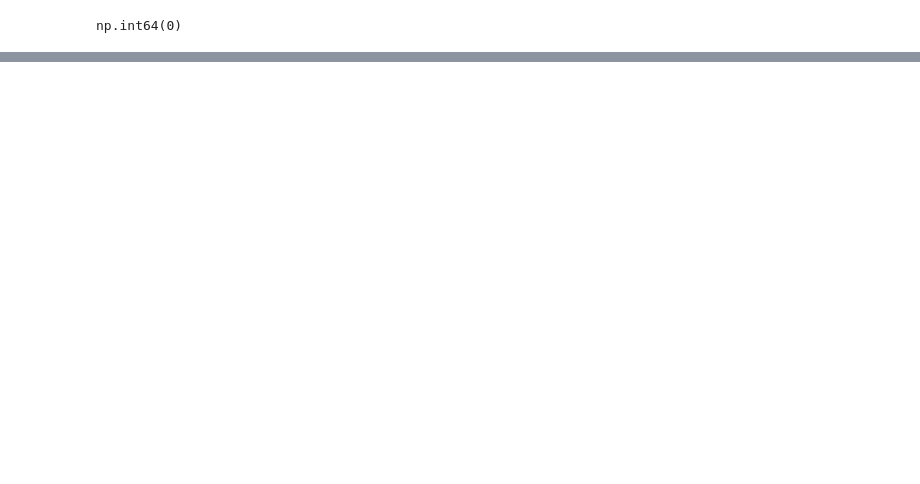
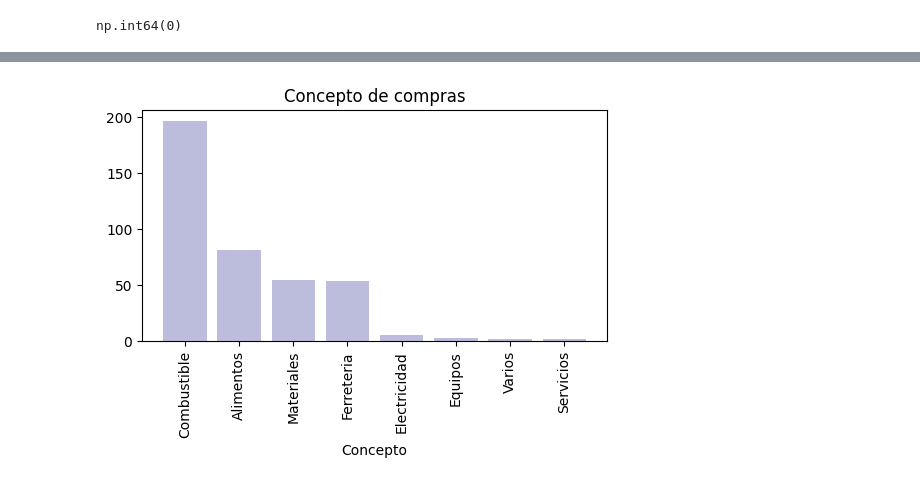
Before and after one commit to joseurquiza88/Data_Analytics, a Jupyter notebook: Contabilidad_Empresa/notebooks/contabilidad_mensual.ipynb, the cells around one changed output, grey strips where cells are left out. Cells and saved outputs as stored; diff of their text form; code cells hidden in the pictures; blank space fills up the shorter version.

```diff
--- a/Contabilidad_Empresa/notebooks/contabilidad_mensual.ipynb
+++ b/Contabilidad_Empresa/notebooks/contabilidad_mensual.ipynb
@@ -324,4 +375,13 @@ df_compras["forma_pago"].value_counts()
 # %%
-df_compras["concepto"].value_counts()
+# Concepto de compras
+concepto_compras = df_compras["concepto"].value_counts()
+plt.figure(figsize=(6,3))
+plt.bar(concepto_compras.index, concepto_compras.values, color="#bcbddc")
+plt.title("Concepto de compras")
+plt.xticks(rotation = 90)
+plt.xlabel("Concepto")
+plt.show()
+# %% [output]
+[figure, added]
 # %%
 df_ventas["forma_cobro"].value_counts()
```
Also changed, not shown: parts of 31 cells of this notebook, 1 other file.
